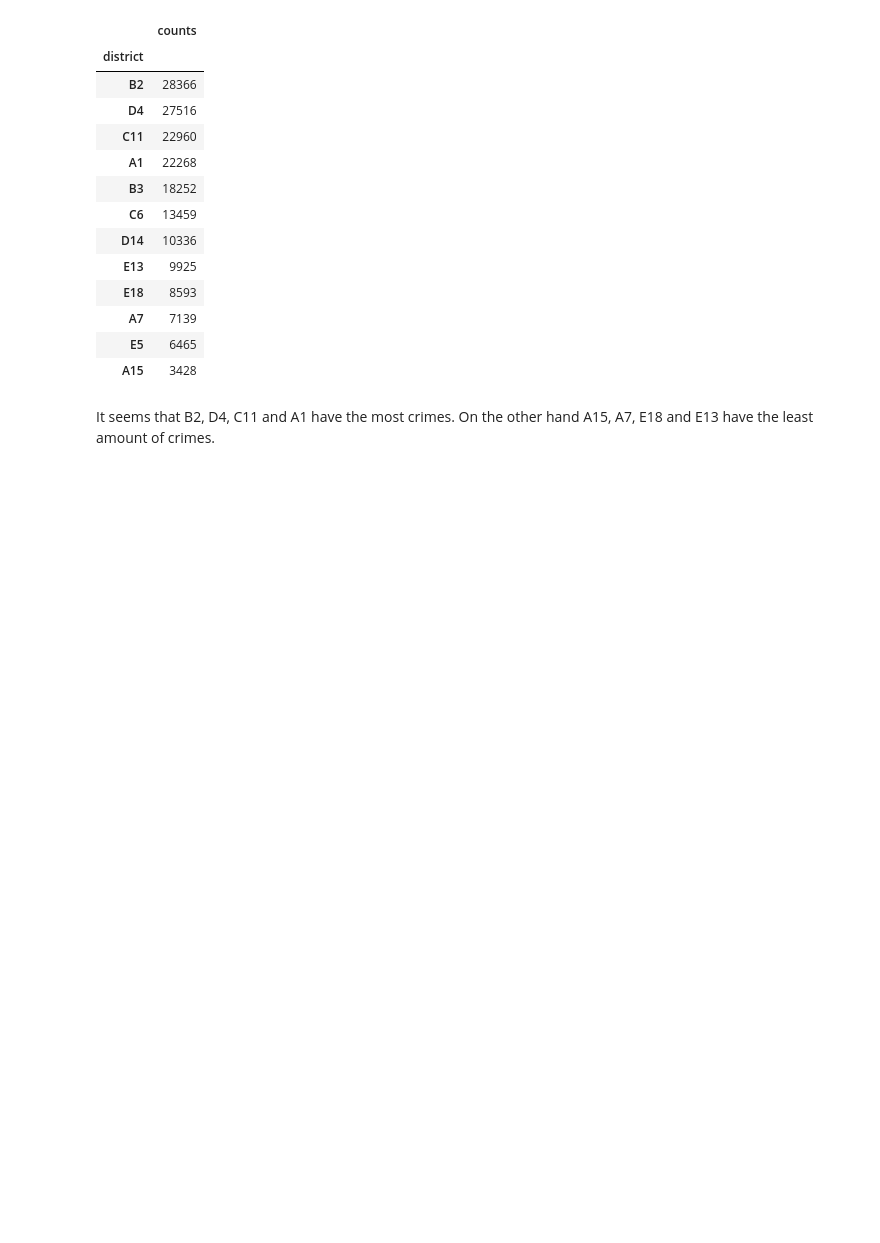
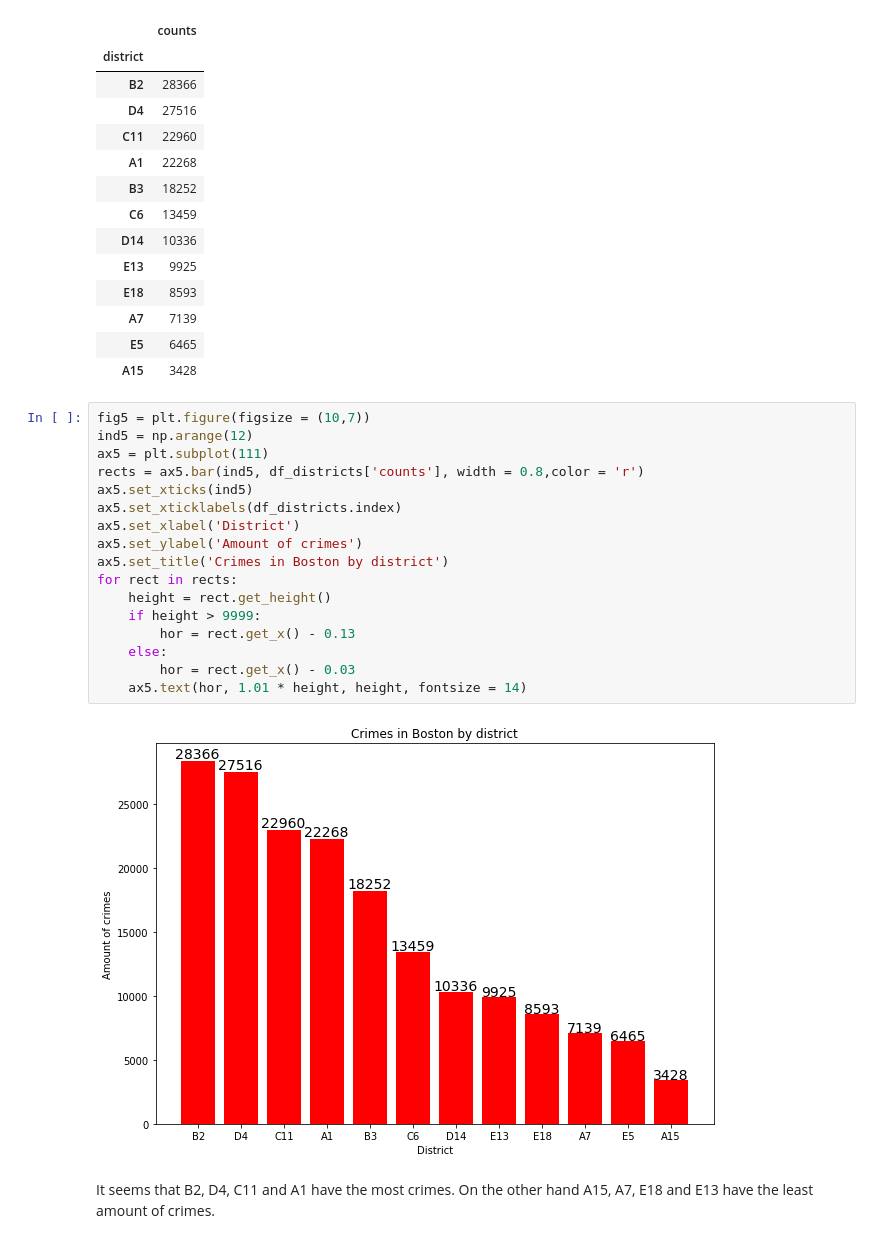
Before and after one commit to iajoiner/boston-crime, a Jupyter notebook: Boston Crime.ipynb, the cells around one changed output. Saved outputs shown, nothing was run; the diff lists cells and outputs as text; blank space fills up the shorter version.

```diff
--- a/Boston Crime.ipynb
+++ b/Boston Crime.ipynb
@@ -445,6 +462,25 @@ df_districts
 | A7 | 7139 |
 | E5 | 6465 |
 | A15 | 3428 |
+# %%
+fig5 = plt.figure(figsize = (10,7))
+ind5 = np.arange(12)
+ax5 = plt.subplot(111)
+rects = ax5.bar(ind5, df_districts['counts'], width = 0.8,color = 'r')
+ax5.set_xticks(ind5)
+ax5.set_xticklabels(df_districts.index)
+ax5.set_xlabel('District')
+ax5.set_ylabel('Amount of crimes')
+ax5.set_title('Crimes in Boston by district')
+for rect in rects:
+    height = rect.get_height()
+    if height > 9999:
+        hor = rect.get_x() - 0.13
+    else:
+        hor = rect.get_x() - 0.03
+    ax5.text(hor, 1.01 * height, height, fontsize = 14)
+# %% [output]
+[figure, added]
 # %% [markdown]
 It seems that B2, D4, C11 and A1 have the most crimes. On the other hand A15, A7, E18 and E13 have the least amount of crimes.
 # %% [markdown]
```
Also changed, not shown: parts of 5 cells of this notebook.
